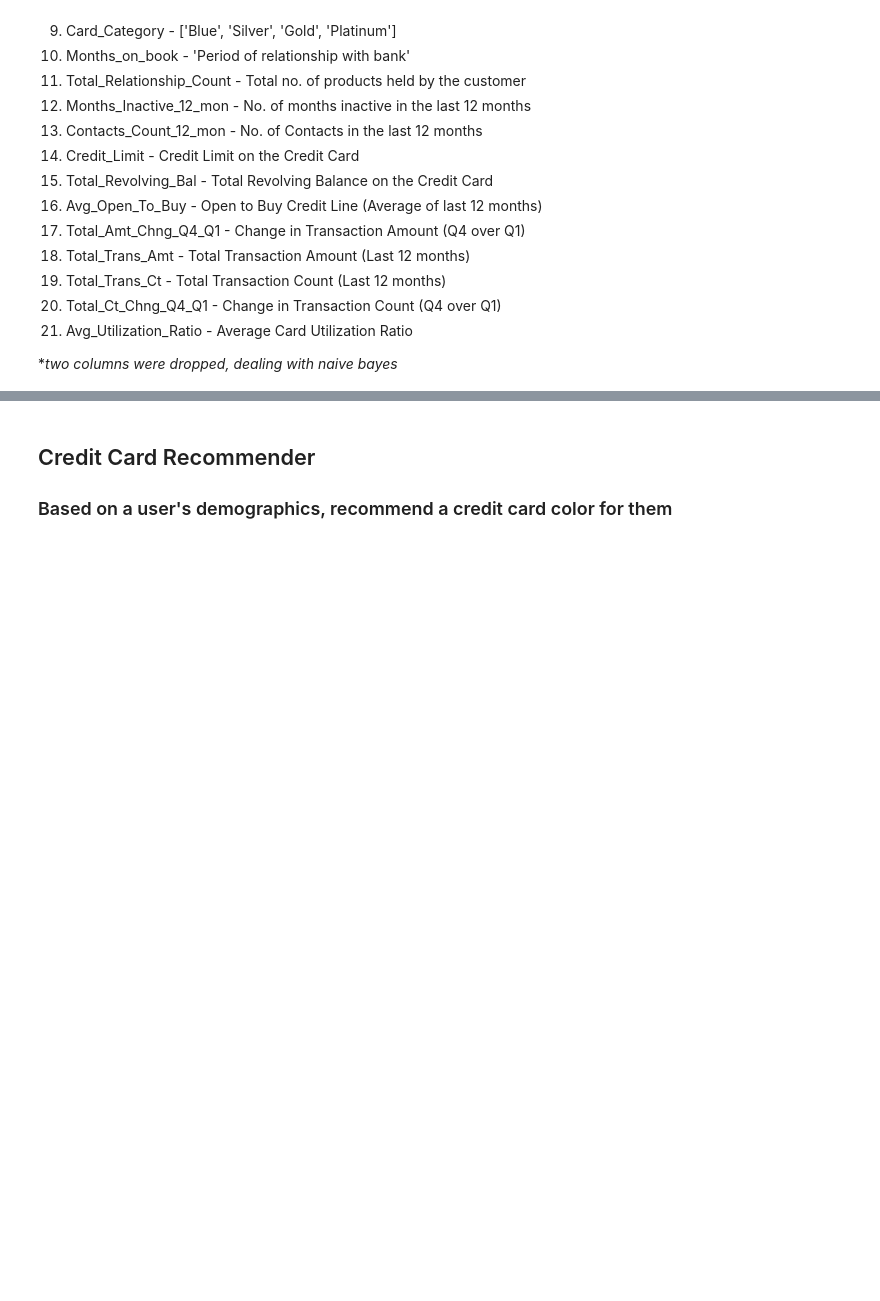
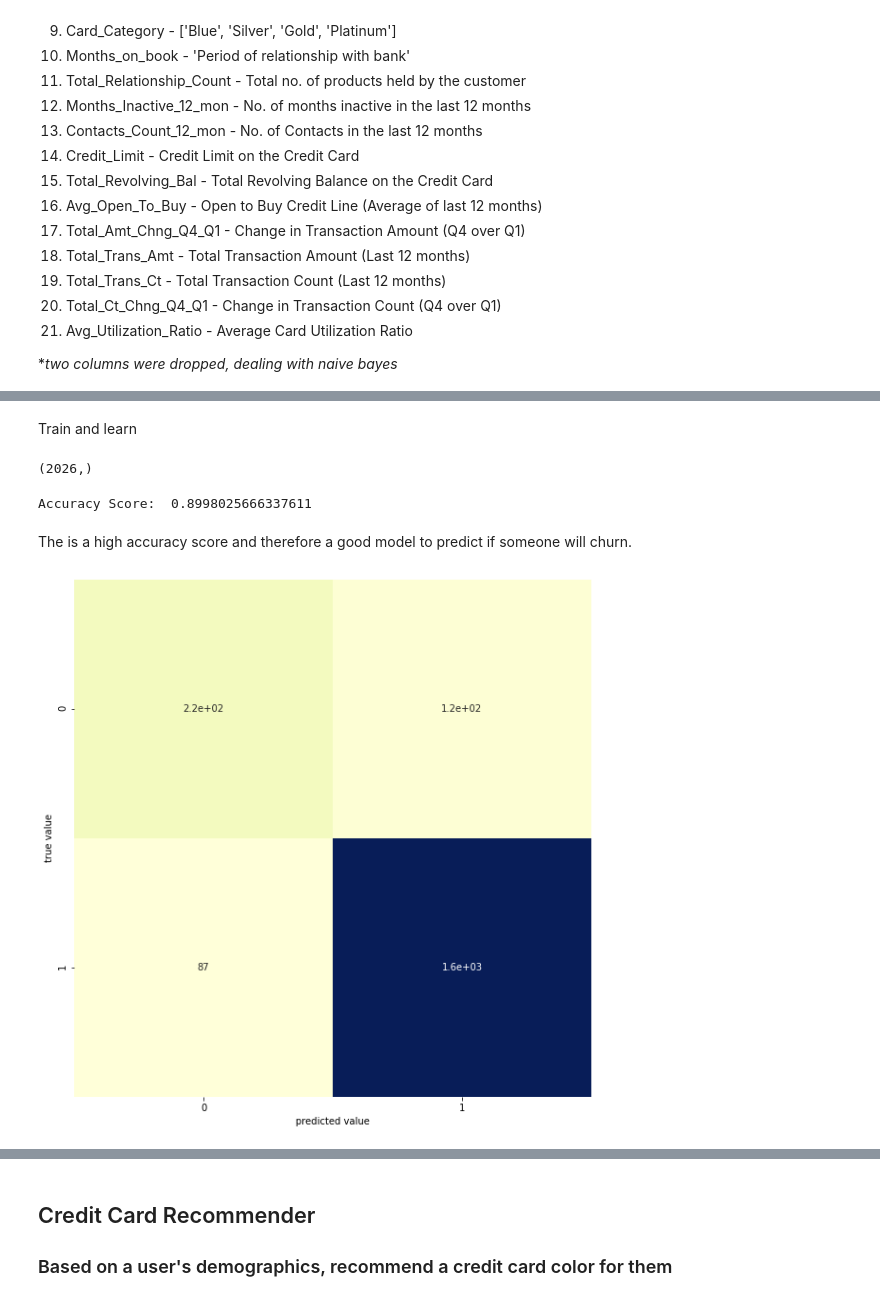
Before and after one commit to frankie-g1/Machine-Learning-Credit-Card-Churning-Predictor, a Jupyter notebook: FinalProject.ipynb, the cells around one changed output, grey strips where cells are left out. Drawn from its saved outputs; the diff is of its cells as text; code cells hidden in the pictures; blank space fills up the shorter version.

```diff
--- a/FinalProject.ipynb
+++ b/FinalProject.ipynb
@@ -69,0 +135,2 @@ Our data contains 21 columns:
+# %%
+x = data.drop(['Attrition_Flag','CLIENTNUM'], axis=1)
@@ -69,0 +173,34 @@ Our data contains 21 columns:
+# %%
+target = data['Attrition_Flag']
+# %% [markdown]
+Train and learn
+# %%
+from sklearn.model_selection import train_test_split
+X_train, X_test, y_train, y_test = train_test_split(x, target, test_size=0.2, random_state=1)
+# %%
+from sklearn.naive_bayes import GaussianNB
+model = GaussianNB()
+model.fit(X_train, y_train)
+y_model = model.predict(X_test)
+y_model.shape
+# %% [output]
+(2026,)
+# %%
+from sklearn.metrics import accuracy_score
+print('Accuracy Score: ', accuracy_score(y_test, y_model))
+# %% [output]
+Accuracy Score:  0.8998025666337611
+# %% [markdown]
+The is a high accuracy score and therefore a good model to predict if someone will churn.
+# %%
+from sklearn.metrics import confusion_matrix
+
+mat = confusion_matrix(y_test, y_model)
+
+fig, ax = plt.subplots(figsize=(10,10))
+sns.heatmap(mat, square=True, annot=True, cbar=False, cmap='YlGnBu') #flag, YlGnBu, jet
+plt.xlabel('predicted value')
+plt.ylabel('true value');
+plt.savefig('Attrition_Flag_Predictor_Heatmap.png', dpi=300)
+# %% [output]
+[figure, added]
```
Also changed, not shown: parts of 47 cells of this notebook.
